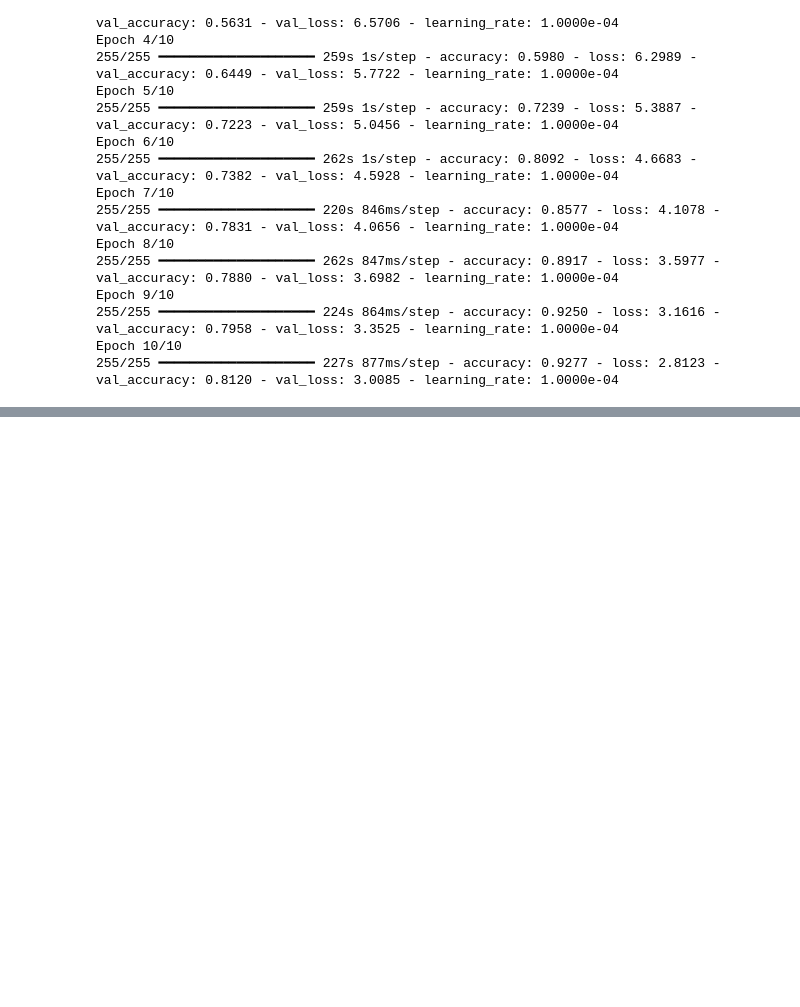
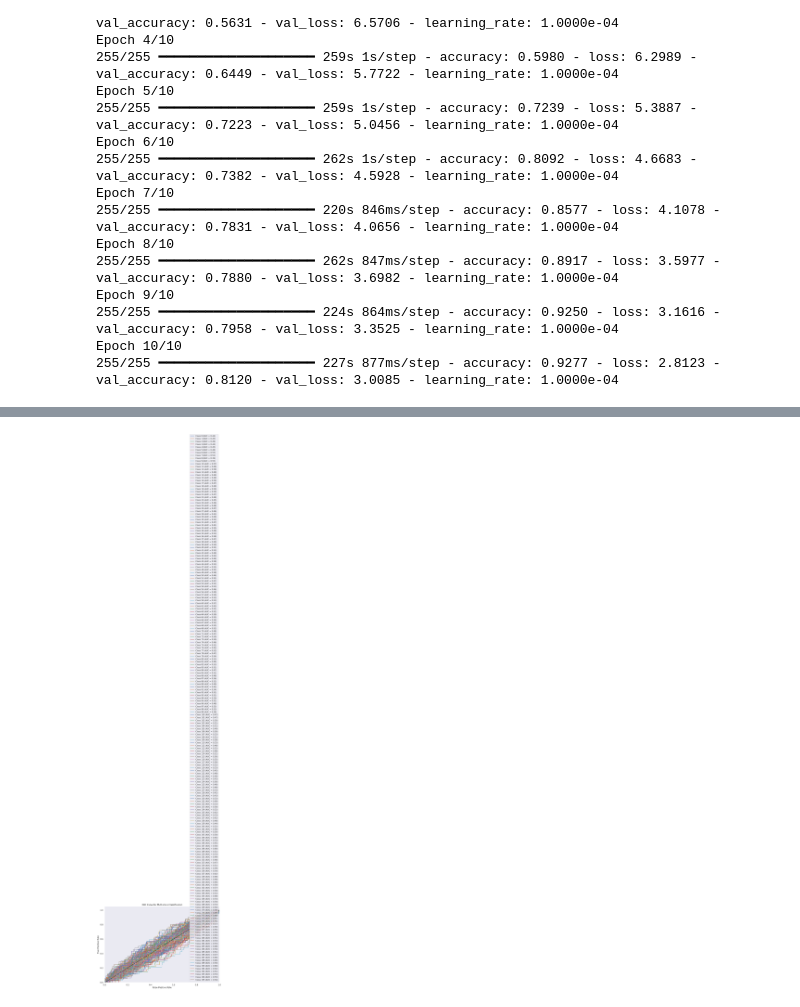
Before and after one commit to mohamedhanfi/Car-Type-Classification, a Jupyter notebook: DenseNet.ipynb, the cells around one changed output, grey strips where cells are left out. Drawn from its saved outputs; the diff is of its cells as text; code cells hidden in the pictures; blank space fills up the shorter version.

```diff
--- a/DenseNet.ipynb
+++ b/DenseNet.ipynb
@@ -161,0 +240,42 @@ Epoch 10/10
+# %%
+import numpy as np
+import matplotlib.pyplot as plt
+from sklearn.metrics import roc_curve, auc
+from sklearn.preprocessing import label_binarize
+
+# Get true labels from the validation data generator
+true_classes = val_data.classes  # This gives the true labels
+
+# Binarize the output labels for multi-class ROC
+n_classes = len(val_data.class_indices)  # Number of classes
+true_classes_binarized = label_binarize(true_classes, classes=range(n_classes))
+
+# Get the predicted probabilities for ROC
+predicted_probabilities = model.predict(val_data)
+
+# Compute ROC curve and AUC for each class
+fpr = dict()
+tpr = dict()
+roc_auc = dict()
+
+for i in range(n_classes):
+    fpr[i], tpr[i], _ = roc_curve(true_classes_binarized[:, i], predicted_probabilities[:, i])
+    roc_auc[i] = auc(fpr[i], tpr[i])
+
+# Plotting the ROC curves
+plt.figure(figsize=(12, 8))
+
+for i in range(n_classes):
+    plt.plot(fpr[i], tpr[i], label=f'Class {i} (AUC = {roc_auc[i]:.2f})')
+
+# Plotting the diagonal line
+plt.plot([0, 1], [0, 1], 'k--', lw=2)
+plt.xlim([0.0, 1.0])
+plt.ylim([0.0, 1.05])
+plt.xlabel('False Positive Rate')
+plt.ylabel('True Positive Rate')
+plt.title('ROC Curve for Multi-class Classification')
+plt.legend(loc='lower right')
+plt.grid()
+plt.show()
+# %% [output]
@@ -161,0 +283 @@ Epoch 10/10
+[figure, added]
```
Also changed, not shown: parts of 8 cells of this notebook.
